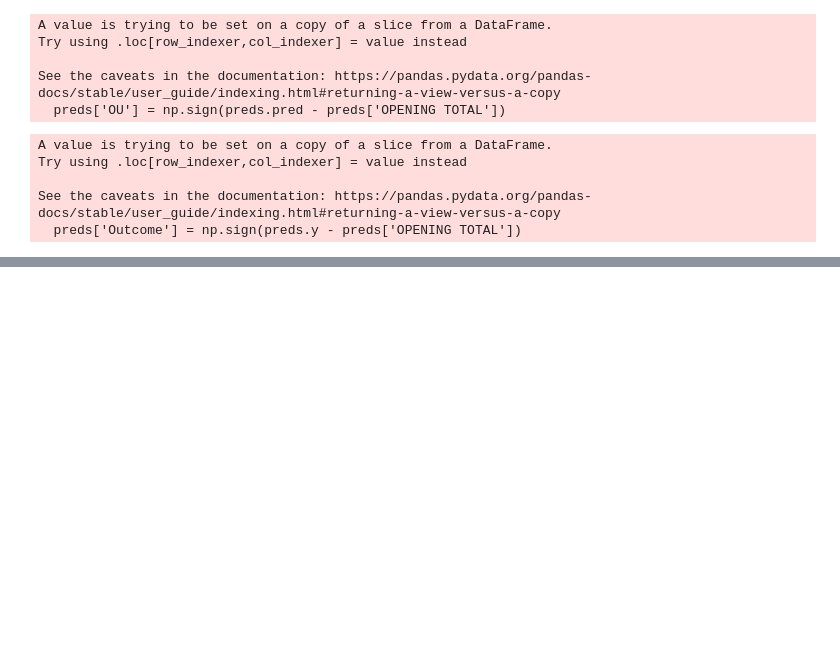
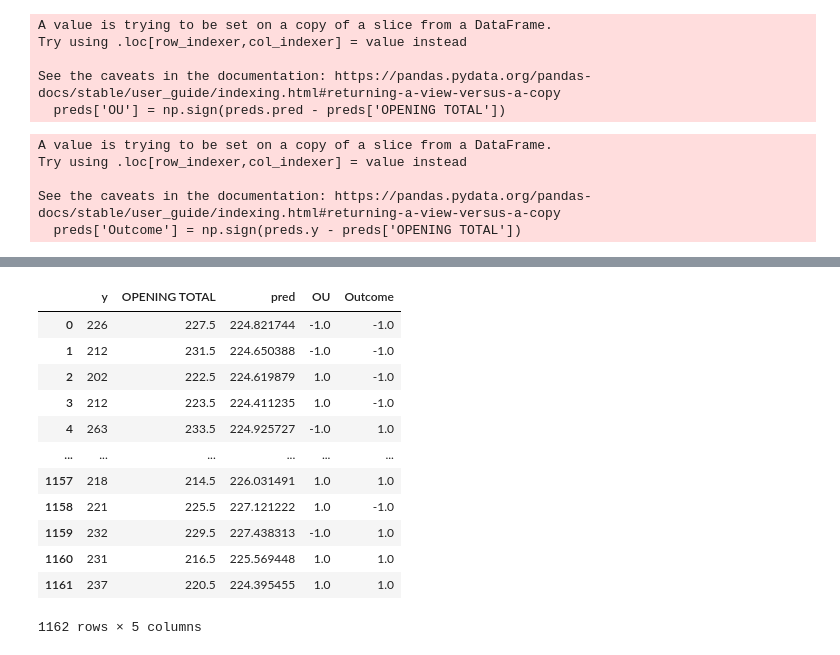
Before and after one commit to atayur03/nba, a Jupyter notebook: test1.ipynb, the cells around one changed output, grey strips where cells are left out. Cells and saved outputs as stored; diff of their text form; code cells hidden in the pictures; blank space fills up the shorter version.

```diff
--- a/test1.ipynb
+++ b/test1.ipynb
@@ -232,0 +236,16 @@ preds.corr()
+# %%
+preds
+# %% [output]
+|  | y | OPENING TOTAL | pred | OU | Outcome |
+| 0 | 226 | 227.5 | 224.821744 | -1.0 | -1.0 |
+| 1 | 212 | 231.5 | 224.650388 | -1.0 | -1.0 |
+| 2 | 202 | 222.5 | 224.619879 | 1.0 | -1.0 |
+| 3 | 212 | 223.5 | 224.411235 | 1.0 | -1.0 |
+| 4 | 263 | 233.5 | 224.925727 | -1.0 | 1.0 |
+| ... | ... | ... | ... | ... | ... |
+| 1157 | 218 | 214.5 | 226.031491 | 1.0 | 1.0 |
+| 1158 | 221 | 225.5 | 227.121222 | 1.0 | -1.0 |
+| 1159 | 232 | 229.5 | 227.438313 | -1.0 | 1.0 |
+| 1160 | 231 | 216.5 | 225.569448 | 1.0 | 1.0 |
+| 1161 | 237 | 220.5 | 224.395455 | 1.0 | 1.0 |
+1162 rows × 5 columns
```
Also changed, not shown: parts of 5 cells of this notebook.
